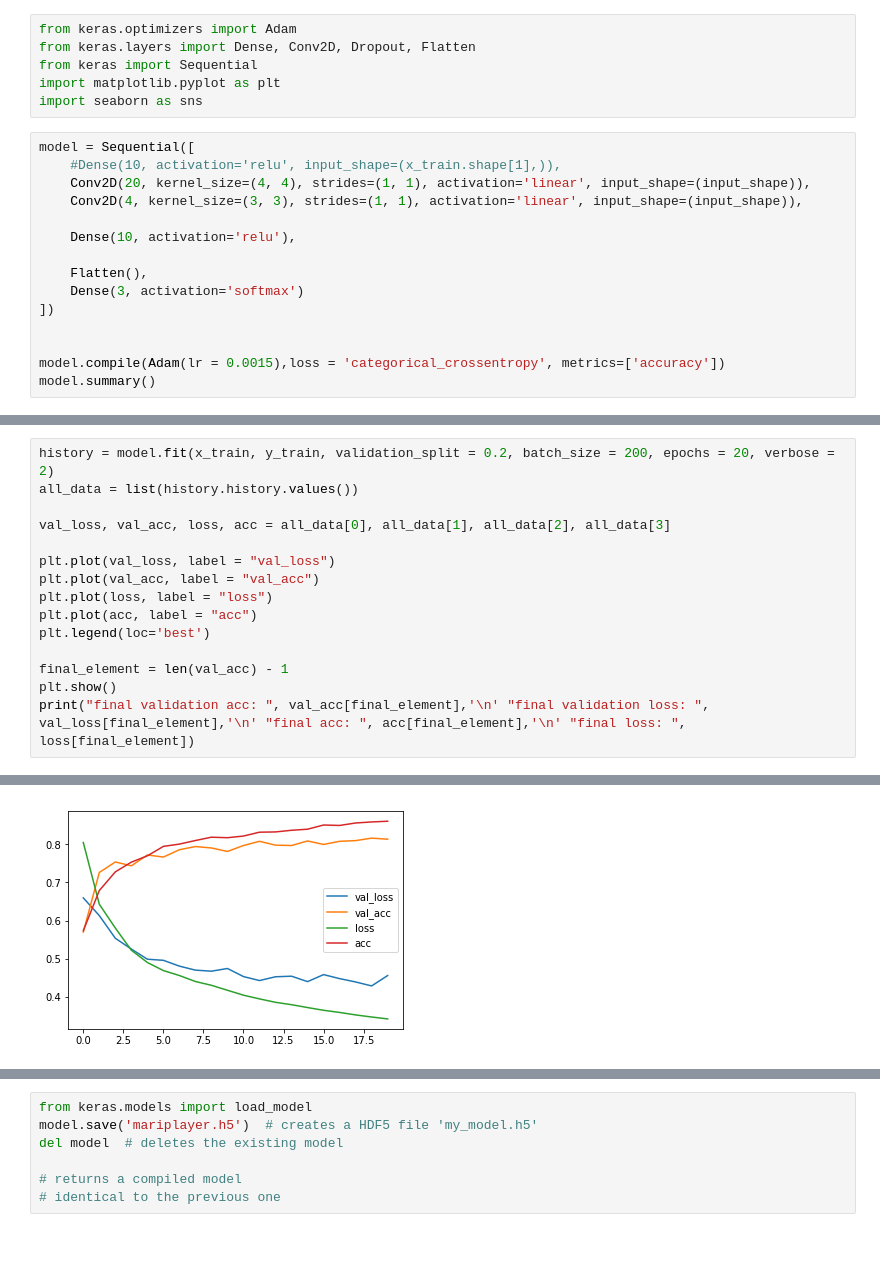
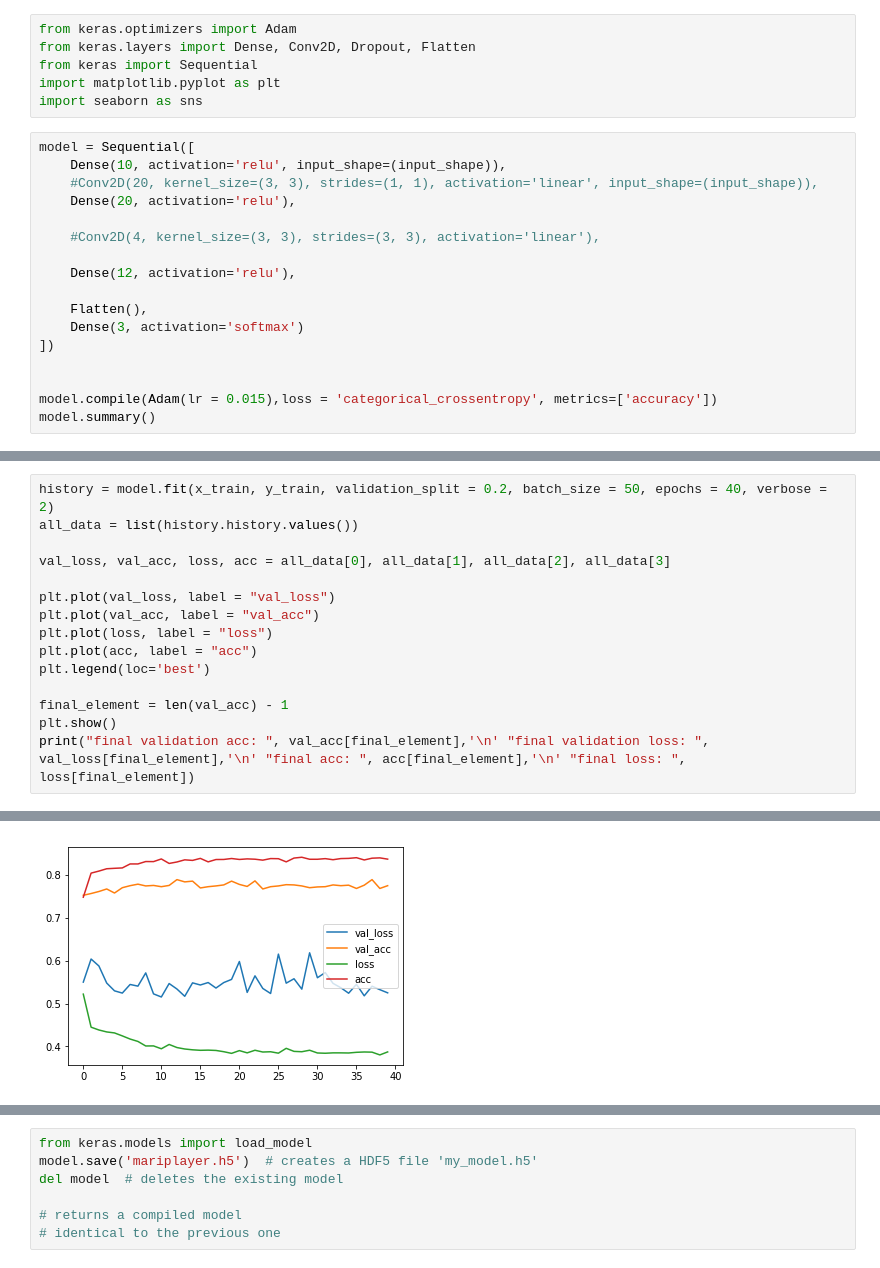
Before and after one commit to osterdalh/MariPlayer, a Jupyter notebook: Prepros_training_data/Training_network.ipynb, the cells around one changed output, grey strips where cells are left out. Saved outputs shown, nothing was run; the diff lists cells and outputs as text.

```diff
--- a/Prepros_training_data/Training_network.ipynb
+++ b/Prepros_training_data/Training_network.ipynb
@@ -68,18 +66,20 @@ import matplotlib.pyplot as plt
 import seaborn as sns
 # %%
 model = Sequential([
-    #Dense(10, activation='relu', input_shape=(x_train.shape[1],)),
-    Conv2D(20, kernel_size=(4, 4), strides=(1, 1), activation='linear', input_shape=(input_shape)),
-    Conv2D(4, kernel_size=(3, 3), strides=(1, 1), activation='linear', input_shape=(input_shape)),
+    Dense(10, activation='relu', input_shape=(input_shape)),
+    #Conv2D(20, kernel_size=(3, 3), strides=(1, 1), activation='linear', input_shape=(input_shape)),
+    Dense(20, activation='relu'),
 
-    Dense(10, activation='relu'),
+    #Conv2D(4, kernel_size=(3, 3), strides=(3, 3), activation='linear'),
+
+    Dense(12, activation='relu'),
 
     Flatten(),
     Dense(3, activation='softmax')
 ])
 
 
-model.compile(Adam(lr = 0.0015),loss = 'categorical_crossentropy', metrics=['accuracy'])
+model.compile(Adam(lr = 0.015),loss = 'categorical_crossentropy', metrics=['accuracy'])
 model.summary()
 # %% [output]
 _________________________________________________________________
@@ -100,7 +100,7 @@ Trainable params: 3,757
 Non-trainable params: 0
 _________________________________________________________________
 # %%
-history = model.fit(x_train, y_train, validation_split = 0.2, batch_size = 200, epochs = 20, verbose = 2)
+history = model.fit(x_train, y_train, validation_split = 0.2, batch_size = 50, epochs = 40, verbose = 2)
 all_data = list(history.history.values())
 
 val_loss, val_acc, loss, acc = all_data[0], all_data[1], all_data[2], all_data[3]
@@ -135 +135 @@ Epoch 20/20
-[figure, old version]
+[figure, new version]
```
Also changed, not shown: parts of 7 cells of this notebook, 13 other files.
